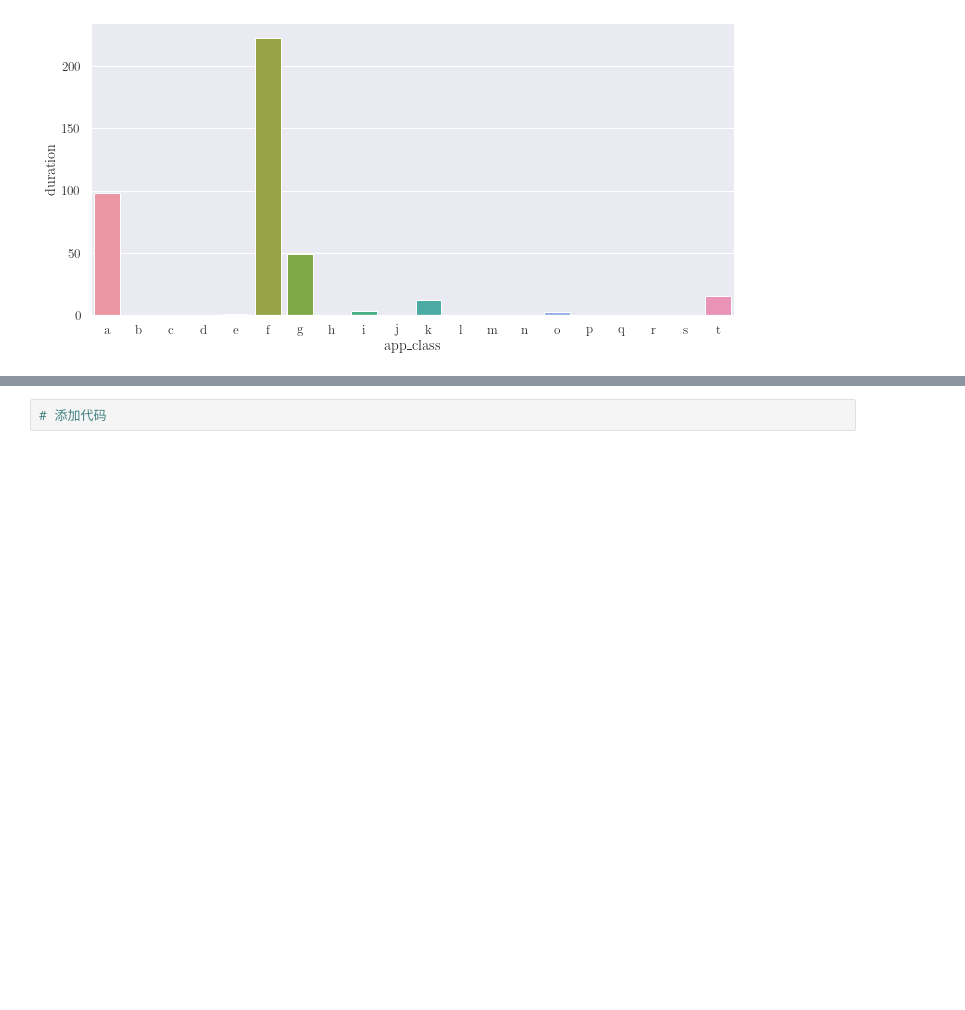
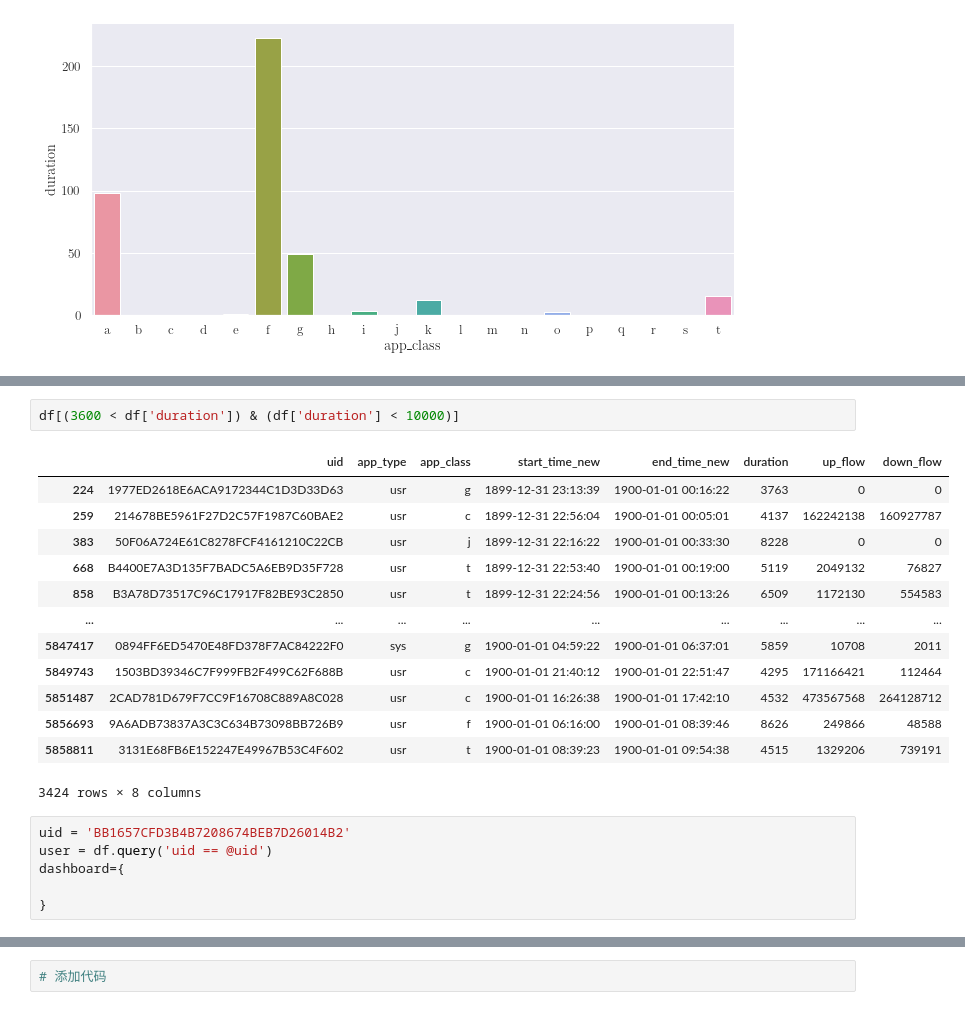
Before and after one commit to DURUII/Contest-DingTalkCup2-A, a Jupyter notebook: dr/EDA.ipynb, the cells around one changed output, grey strips where cells are left out. Saved outputs shown, nothing was run; the diff lists cells and outputs as text; blank space fills up the shorter version.

```diff
--- a/dr/EDA.ipynb
+++ b/dr/EDA.ipynb
@@ -429,0 +485,22 @@ plt.savefig("figures/BB1657CFD3B4B7208674BEB7D26014B2_count_agg_by_app.pdf",
+# %%
+df[(3600 < df['duration']) & (df['duration'] < 10000)]
+# %% [output]
+|  | uid | app_type | app_class | start_time_new | end_time_new | duration | up_flow | down_flow |
+| 224 | 1977ED2618E6ACA9172344C1D3D33D63 | usr | g | 1899-12-31 23:13:39 | 1900-01-01 00:16:22 | 3763 | 0 | 0 |
+| 259 | 214678BE5961F27D2C57F1987C60BAE2 | usr | c | 1899-12-31 22:56:04 | 1900-01-01 00:05:01 | 4137 | 162242138 | 160927787 |
+| 383 | 50F06A724E61C8278FCF4161210C22CB | usr | j | 1899-12-31 22:16:22 | 1900-01-01 00:33:30 | 8228 | 0 | 0 |
+| 668 | B4400E7A3D135F7BADC5A6EB9D35F728 | usr | t | 1899-12-31 22:53:40 | 1900-01-01 00:19:00 | 5119 | 2049132 | 76827 |
+| 858 | B3A78D73517C96C17917F82BE93C2850 | usr | t | 1899-12-31 22:24:56 | 1900-01-01 00:13:26 | 6509 | 1172130 | 554583 |
+| ... | ... | ... | ... | ... | ... | ... | ... | ... |
+| 5847417 | 0894FF6ED5470E48FD378F7AC84222F0 | sys | g | 1900-01-01 04:59:22 | 1900-01-01 06:37:01 | 5859 | 10708 | 2011 |
+| 5849743 | 1503BD39346C7F999FB2F499C62F688B | usr | c | 1900-01-01 21:40:12 | 1900-01-01 22:51:47 | 4295 | 171166421 | 112464 |
+| 5851487 | 2CAD781D679F7CC9F16708C889A8C028 | usr | c | 1900-01-01 16:26:38 | 1900-01-01 17:42:10 | 4532 | 473567568 | 264128712 |
+| 5856693 | 9A6ADB73837A3C3C634B73098BB726B9 | usr | f | 1900-01-01 06:16:00 | 1900-01-01 08:39:46 | 8626 | 249866 | 48588 |
+| 5858811 | 3131E68FB6E152247E49967B53C4F602 | usr | t | 1900-01-01 08:39:23 | 1900-01-01 09:54:38 | 4515 | 1329206 | 739191 |
+3424 rows × 8 columns
+# %%
+uid = 'BB1657CFD3B4B7208674BEB7D26014B2'
+user = df.query('uid == @uid')
+dashboard={
+
+}
```
Also changed, not shown: parts of 9 cells of this notebook.
